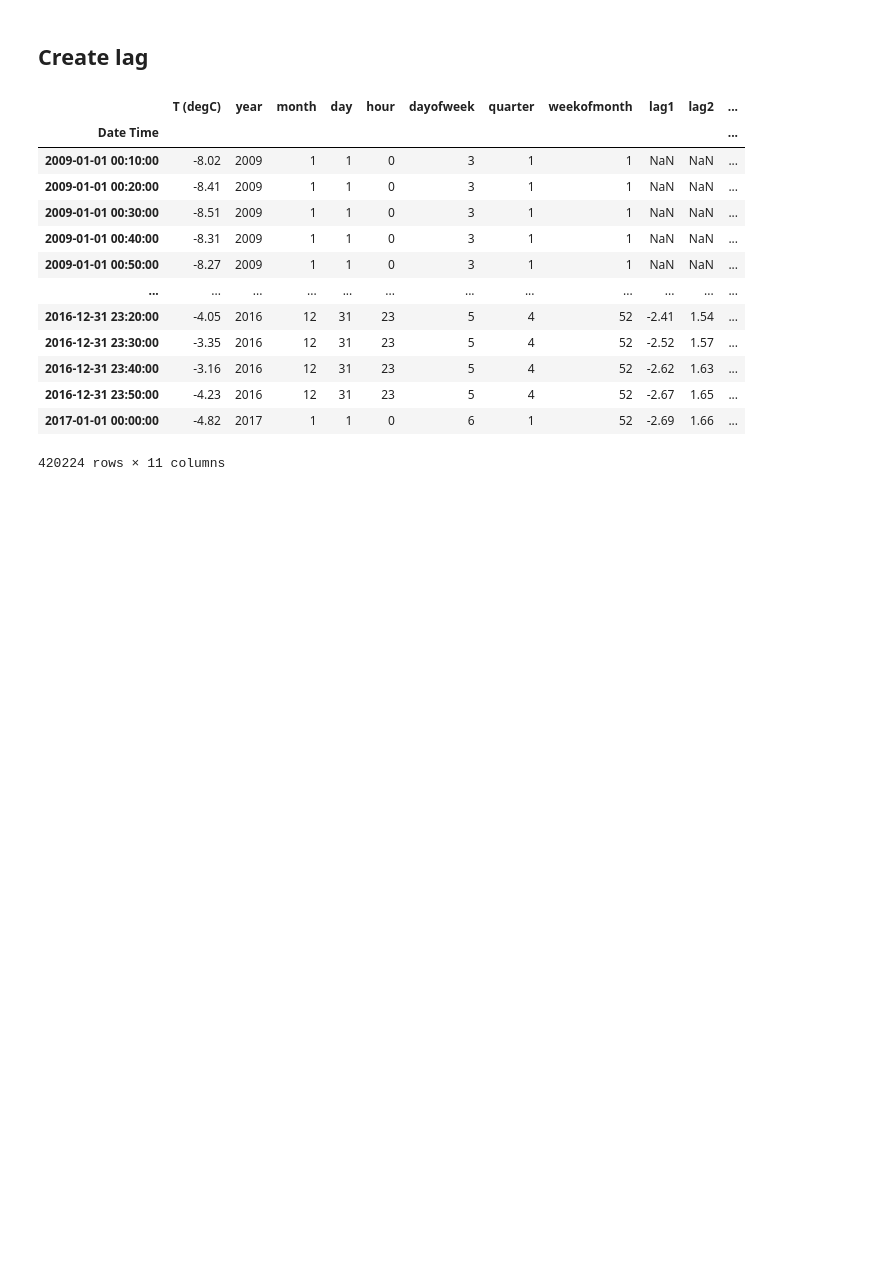
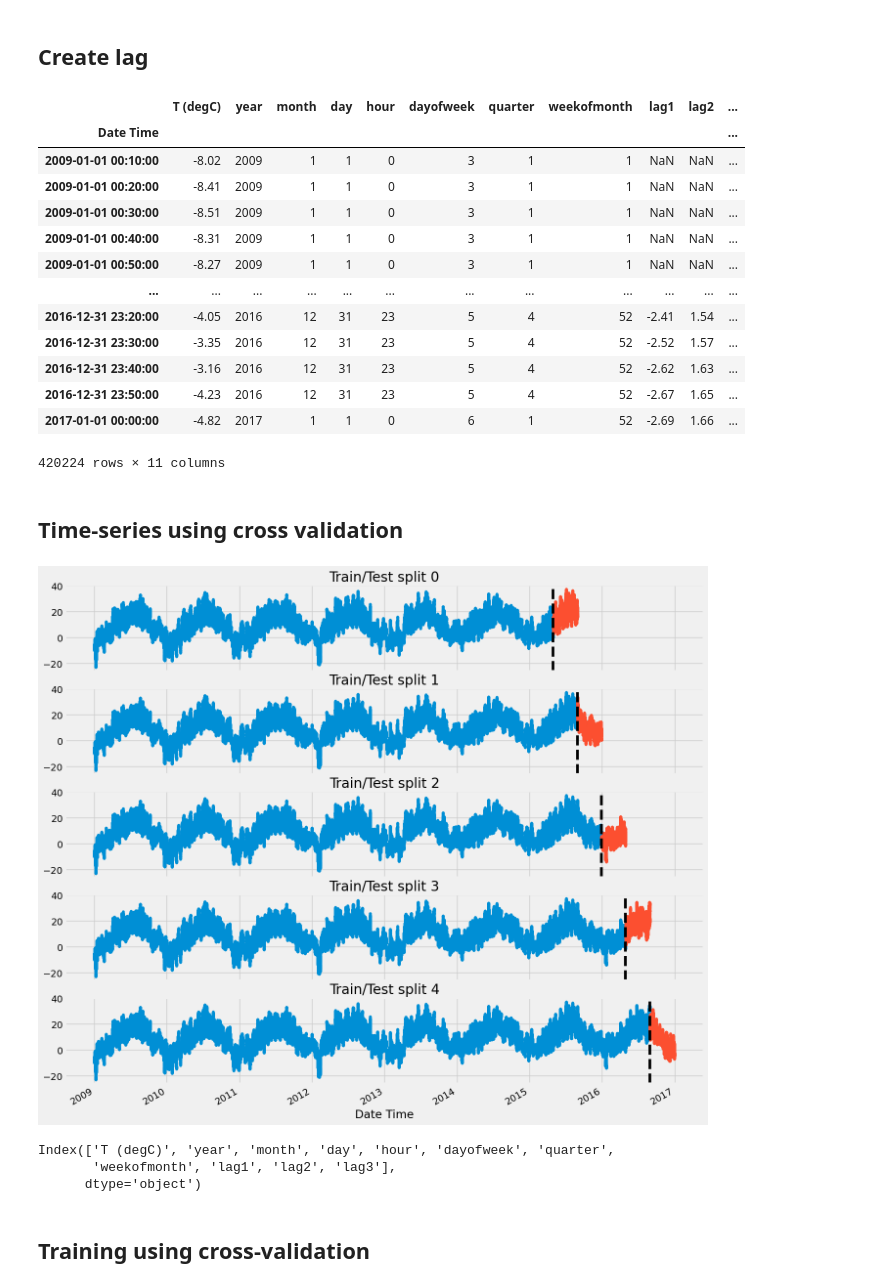
Before and after one commit to Tousif30/Temperature-Forecasting, a Jupyter notebook: TemperatureForecasting.ipynb, the cells around one changed output. Drawn from its saved outputs; the diff is of its cells as text; code cells hidden in the pictures; blank space fills up the shorter version.

Commit message:
trained data via cross-validation

```diff
--- a/TemperatureForecasting.ipynb
+++ b/TemperatureForecasting.ipynb
@@ -207,3 +208,28 @@ df
 | 2016-12-31 23:50:00 | -4.23 | 2016 | 12 | 31 | 23 | 5 | 4 | 52 | -2.67 | 1.65 | ... |
 | 2017-01-01 00:00:00 | -4.82 | 2017 | 1 | 1 | 0 | 6 | 1 | 52 | -2.69 | 1.66 | ... |
 420224 rows × 11 columns
+# %% [markdown]
+## Time-series using cross validation
+# %%
+from sklearn.model_selection import TimeSeriesSplit
+tss = TimeSeriesSplit(n_splits=5, test_size=24*365*2,gap=50)
+folds = 0
+fig, axs = plt.subplots(5,1,figsize=(15,15),sharex=True)
+for train_idx,val_idx in tss.split(df):
+    train = df.iloc[train_idx]
+    test = df.iloc[val_idx]
+
+    train['T (degC)'].plot(ax=axs[folds],label="Train data",style=".",title=f"Train/Test split {folds}")
+    test['T (degC)'].plot(ax=axs[folds],label="Test data",style=".")
+    axs[folds].axvline(test.index.min(),color="black",ls="--")
+    folds += 1
+# %% [output]
+[figure, added]
+# %%
+df.columns
+# %% [output]
+Index(['T (degC)', 'year', 'month', 'day', 'hour', 'dayofweek', 'quarter',
+       'weekofmonth', 'lag1', 'lag2', 'lag3'],
+      dtype='object')
+# %% [markdown]
+## Training using cross-validation
```
Also changed, not shown: parts of 3 cells of this notebook.
